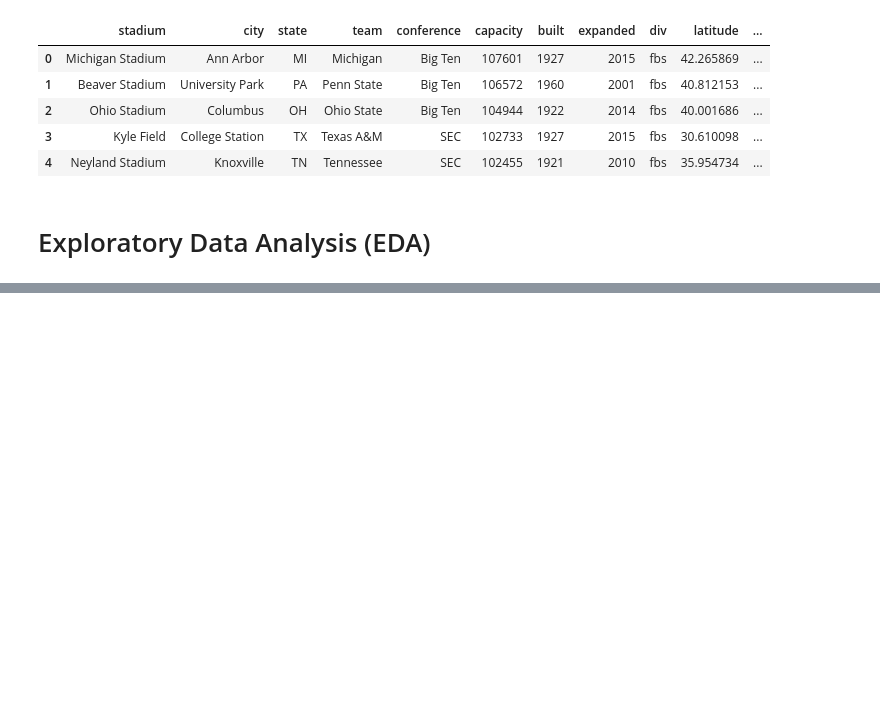
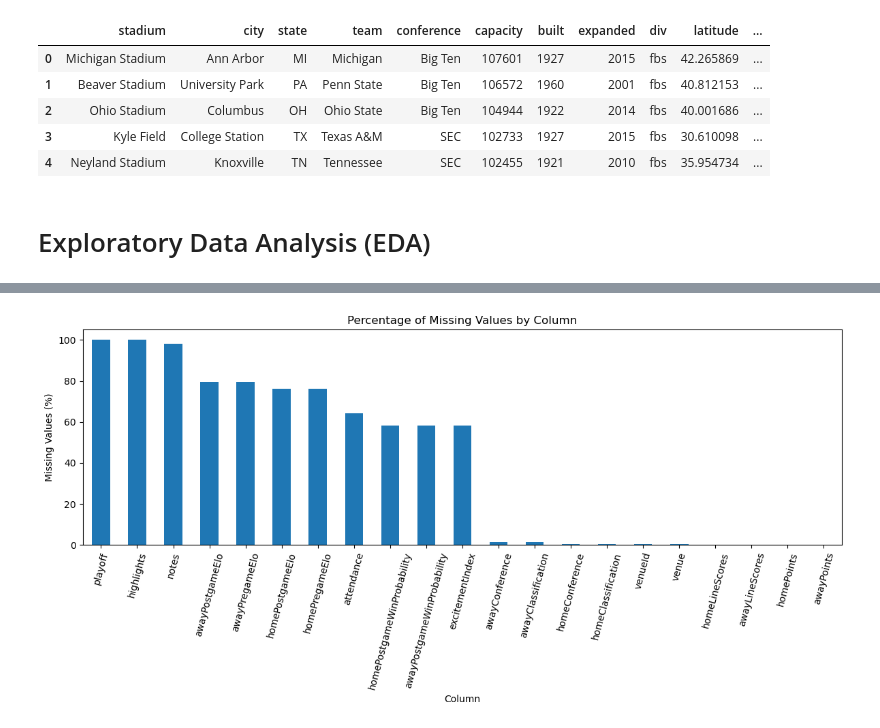
Before and after one commit to Break-Through-Tech/Sports-Analytics-1B-assessing-football-stadium-attendance-and-experience, a Jupyter notebook: notebooks/01_eda_feature_engineering.ipynb, the cells around one changed output, grey strips where cells are left out. Saved outputs shown, nothing was run; the diff lists cells and outputs as text; code cells hidden in the pictures; blank space fills up the shorter version.

Commit message:
Update EDA for expanded 2023-2025 data

```diff
--- a/notebooks/01_eda_feature_engineering.ipynb
+++ b/notebooks/01_eda_feature_engineering.ipynb
@@ -508,0 +140,12 @@ Capacity-related columns: []
+# %%
+# Calculate missing values in the expanded game dataset
+missing_data = pd.DataFrame({
+    "Missing Count": games_df.isnull().sum(),
+    "Missing Percentage": (games_df.isnull().sum() / len(games_df) * 100).round(2)
+})
+
+# Only display columns that contain missing values
+missing_data = missing_data[missing_data["Missing Count"] > 0]
+missing_data = missing_data.sort_values("Missing Percentage", ascending=False)
+
+missing_data
@@ -508,0 +170,14 @@ Capacity-related columns: []
+# %%
+import matplotlib.pyplot as plt
+
+# Visualize missing data percentages
+missing_data["Missing Percentage"].plot(kind="bar", figsize=(12, 6))
+
+plt.title("Percentage of Missing Values by Column")
+plt.xlabel("Column")
+plt.ylabel("Missing Values (%)")
+plt.xticks(rotation=75)
+plt.tight_layout()
+plt.show()
+# %% [output]
+[figure, added]
```
Also changed, not shown: parts of 87 cells of this notebook.
